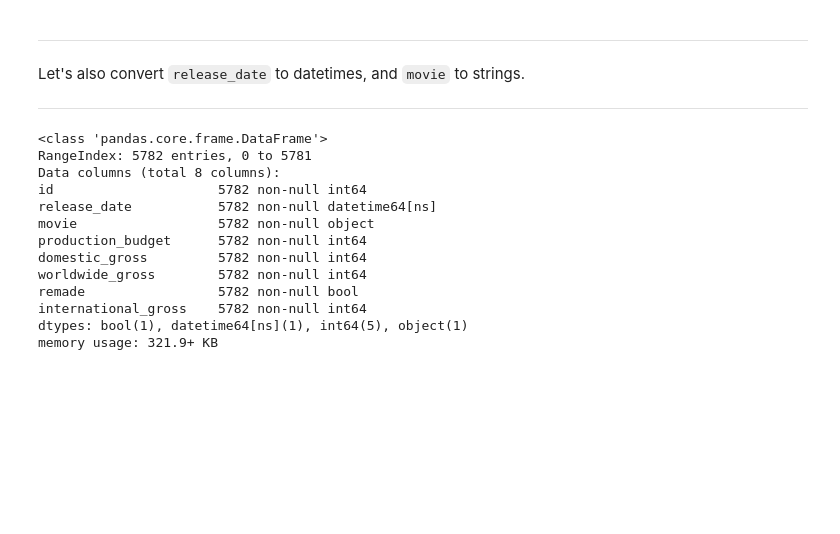
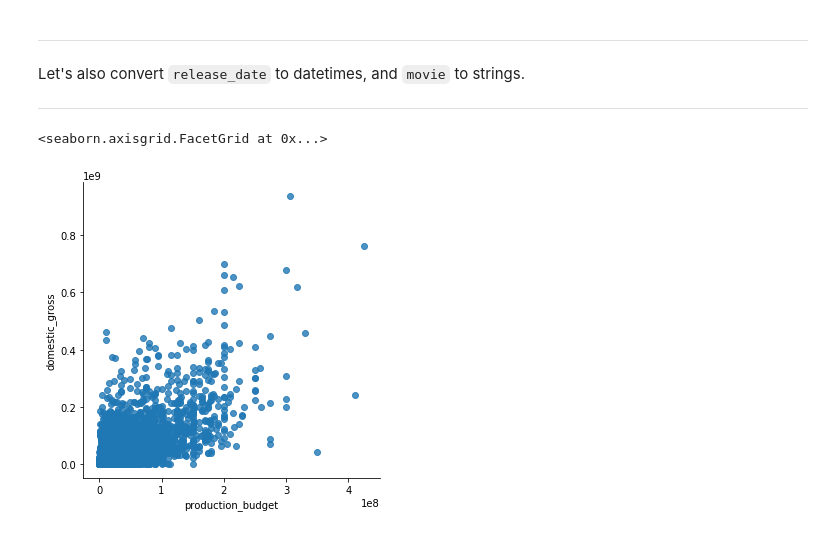
Before and after one commit to mishaberrien/Movie-Performance-Analysis, a Jupyter notebook: grab_and_explore_movie_data.ipynb, the cells around one changed output. Drawn from its saved outputs; the diff is of its cells as text; code cells hidden in the pictures; blank space fills up the shorter version.

Commit message:
Organized Data Cleaning

```diff
--- a/grab_and_explore_movie_data.ipynb
+++ b/grab_and_explore_movie_data.ipynb
@@ -369,16 +413,0 @@ tn_movie_budgets_df.release_date = pd.to_datetime(tn_movie_budgets_df.release_da
-# %%
-tn_movie_budgets_df.info()
-# %% [output]
-<class 'pandas.core.frame.DataFrame'>
-RangeIndex: 5782 entries, 0 to 5781
-Data columns (total 8 columns):
-id                     5782 non-null int64
-release_date           5782 non-null datetime64[ns]
-movie                  5782 non-null object
-production_budget      5782 non-null int64
-domestic_gross         5782 non-null int64
-worldwide_gross        5782 non-null int64
-remade                 5782 non-null bool
-international_gross    5782 non-null int64
-dtypes: bool(1), datetime64[ns](1), int64(5), object(1)
-memory usage: 321.9+ KB
@@ -384,0 +417,5 @@ memory usage: 321.9+ KB
+# %%
+sns.lmplot('production_budget', 'domestic_gross', data=tn_movie_budgets_df, fit_reg=False)
+# %% [output]
+<seaborn.axisgrid.FacetGrid at 0x...>
+[figure, added]
```
Also changed, not shown: parts of 17 cells of this notebook.
